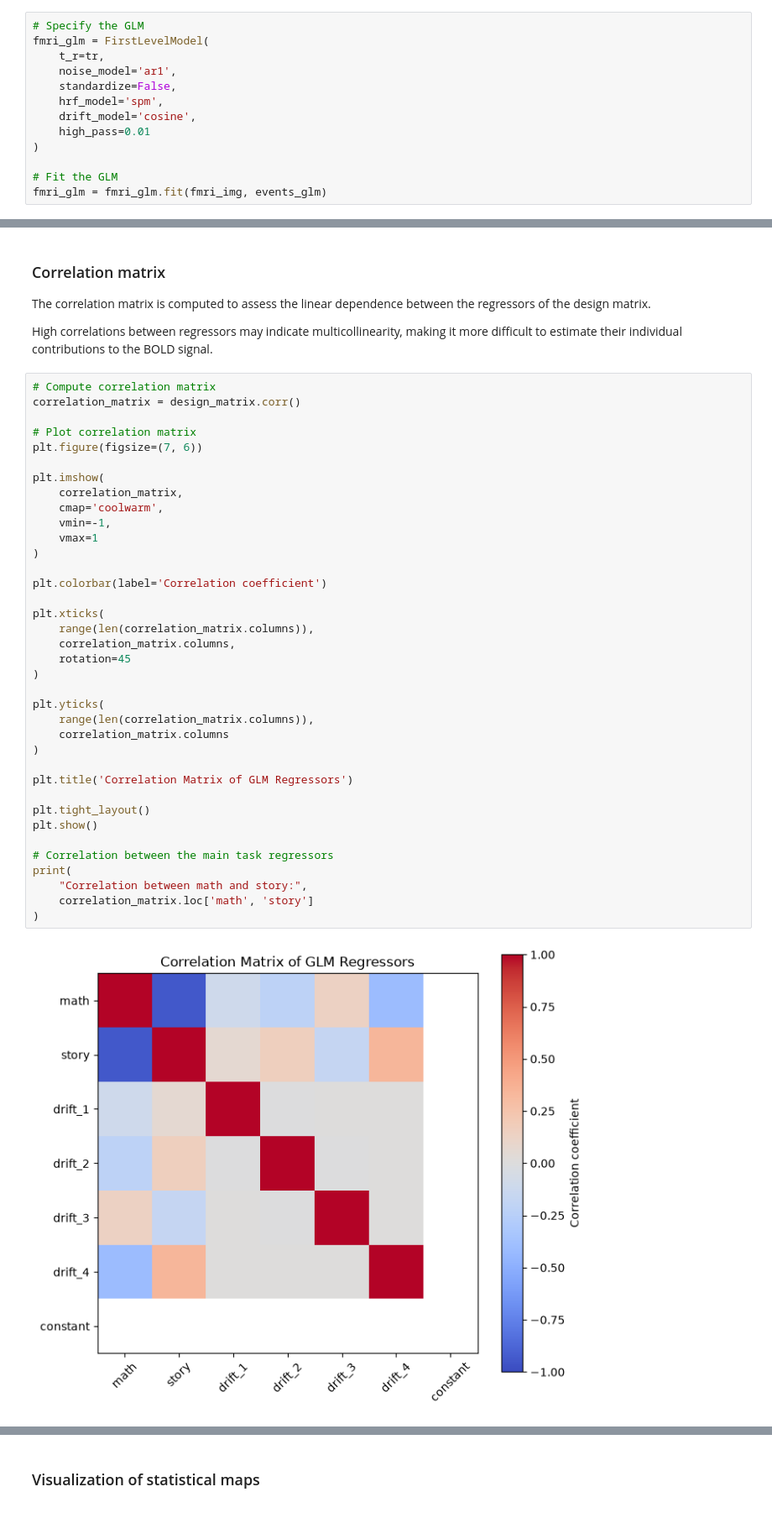
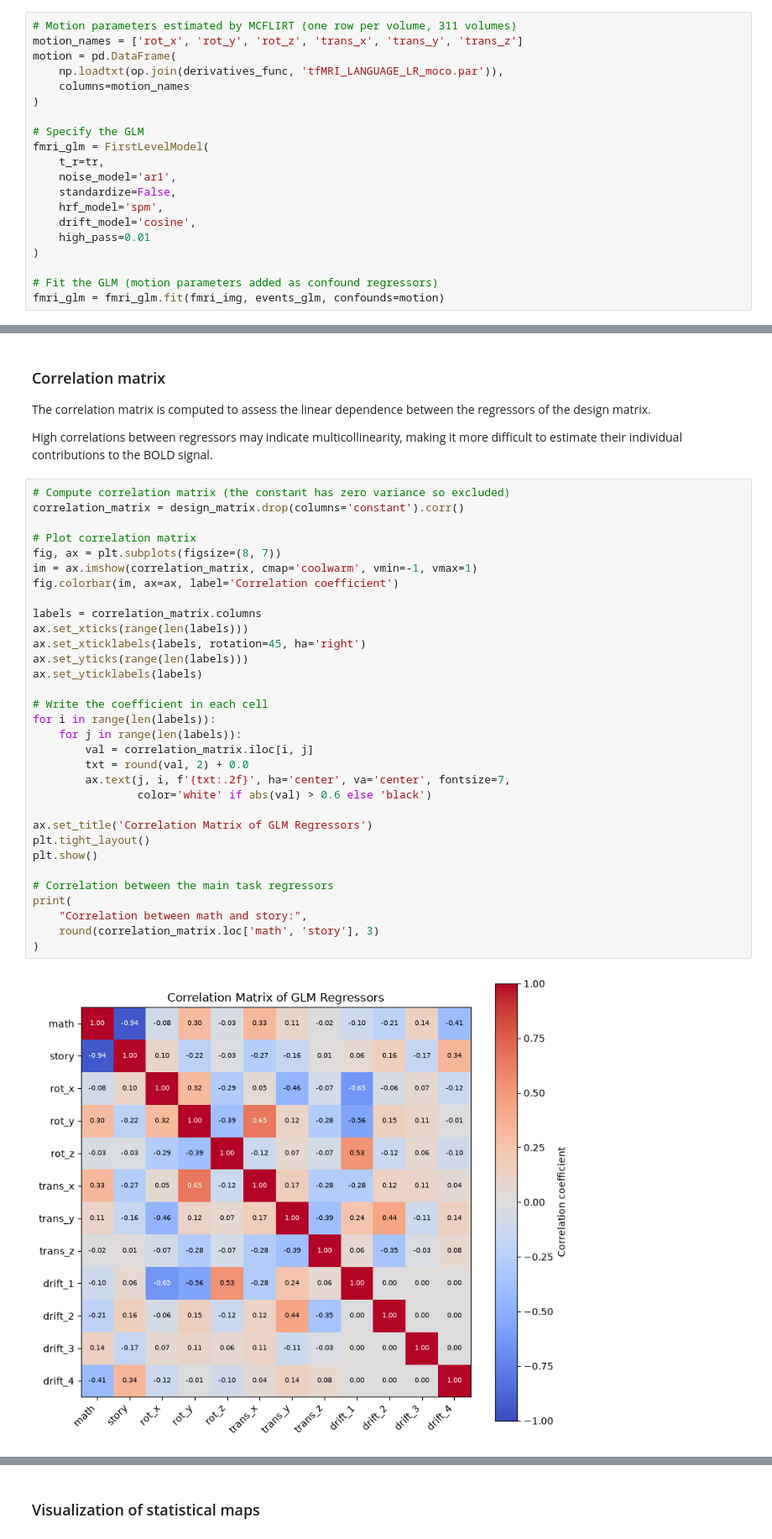
Before and after one commit to camillaberti/miniproject_nssp1, a Jupyter notebook: glm.ipynb, the cells around one changed output, grey strips where cells are left out. Shown at 84% size. Drawn from its saved outputs; the diff is of its cells as text.

```diff
--- a/glm.ipynb
+++ b/glm.ipynb
@@ -115,4 +119,11 @@ attributed to the experimental conditions.
 # %%
+# Motion parameters estimated by MCFLIRT (one row per volume, 311 volumes)
+motion_names = ['rot_x', 'rot_y', 'rot_z', 'trans_x', 'trans_y', 'trans_z']
+motion = pd.DataFrame(
+    np.loadtxt(op.join(derivatives_func, 'tfMRI_LANGUAGE_LR_moco.par')),
+    columns=motion_names
+)
+
 # Specify the GLM
 fmri_glm = FirstLevelModel(
     t_r=tr,
@@ -123,8 +134,8 @@ fmri_glm = FirstLevelModel(
     high_pass=0.01
 )
 
-# Fit the GLM
-fmri_glm = fmri_glm.fit(fmri_img, events_glm)
+# Fit the GLM (motion parameters added as confound regressors)
+fmri_glm = fmri_glm.fit(fmri_img, events_glm, confounds=motion)
 # %% [markdown]
 ### Design matrix
 
@@ -148,41 +174,36 @@ High correlations between regressors may indicate multicollinearity,
 making it more difficult to estimate their individual contributions
 to the BOLD signal.
 # %%
-# Compute correlation matrix
-correlation_matrix = design_matrix.corr()
+# Compute correlation matrix (the constant has zero variance so excluded)
+correlation_matrix = design_matrix.drop(columns='constant').corr()
 
 # Plot correlation matrix
-plt.figure(figsize=(7, 6))
+fig, ax = plt.subplots(figsize=(8, 7))
+im = ax.imshow(correlation_matrix, cmap='coolwarm', vmin=-1, vmax=1)
+fig.colorbar(im, ax=ax, label='Correlation coefficient')
 
-plt.imshow(
-    correlation_matrix,
-    cmap='coolwarm',
-    vmin=-1,
-    vmax=1
-)
+labels = correlation_matrix.columns
+ax.set_xticks(range(len(labels)))
+ax.set_xticklabels(labels, rotation=45, ha='right')
+ax.set_yticks(range(len(labels)))
+ax.set_yticklabels(labels)
 
-plt.colorbar(label='Correlation coefficient')
+# Write the coefficient in each cell
+for i in range(len(labels)):
+    for j in range(len(labels)):
+        val = correlation_matrix.iloc[i, j]
+        txt = round(val, 2) + 0.0
+        ax.text(j, i, f'{txt:.2f}', ha='center', va='center', fontsize=7,
+                color='white' if abs(val) > 0.6 else 'black')
 
-plt.xticks(
-    range(len(correlation_matrix.columns)),
-    correlation_matrix.columns,
-    rotation=45
-)
-
-plt.yticks(
-    range(len(correlation_matrix.columns)),
-    correlation_matrix.columns
-)
-
-plt.title('Correlation Matrix of GLM Regressors')
-
+ax.set_title('Correlation Matrix of GLM Regressors')
 plt.tight_layout()
 plt.show()
 
 # Correlation between the main task regressors
 print(
     "Correlation between math and story:",
-    correlation_matrix.loc['math', 'story']
+    round(correlation_matrix.loc['math', 'story'], 3)
 )
 # %% [output]
-[figure, old version]
+[figure, new version]
```
Also changed, not shown: parts of 16 cells of this notebook.
